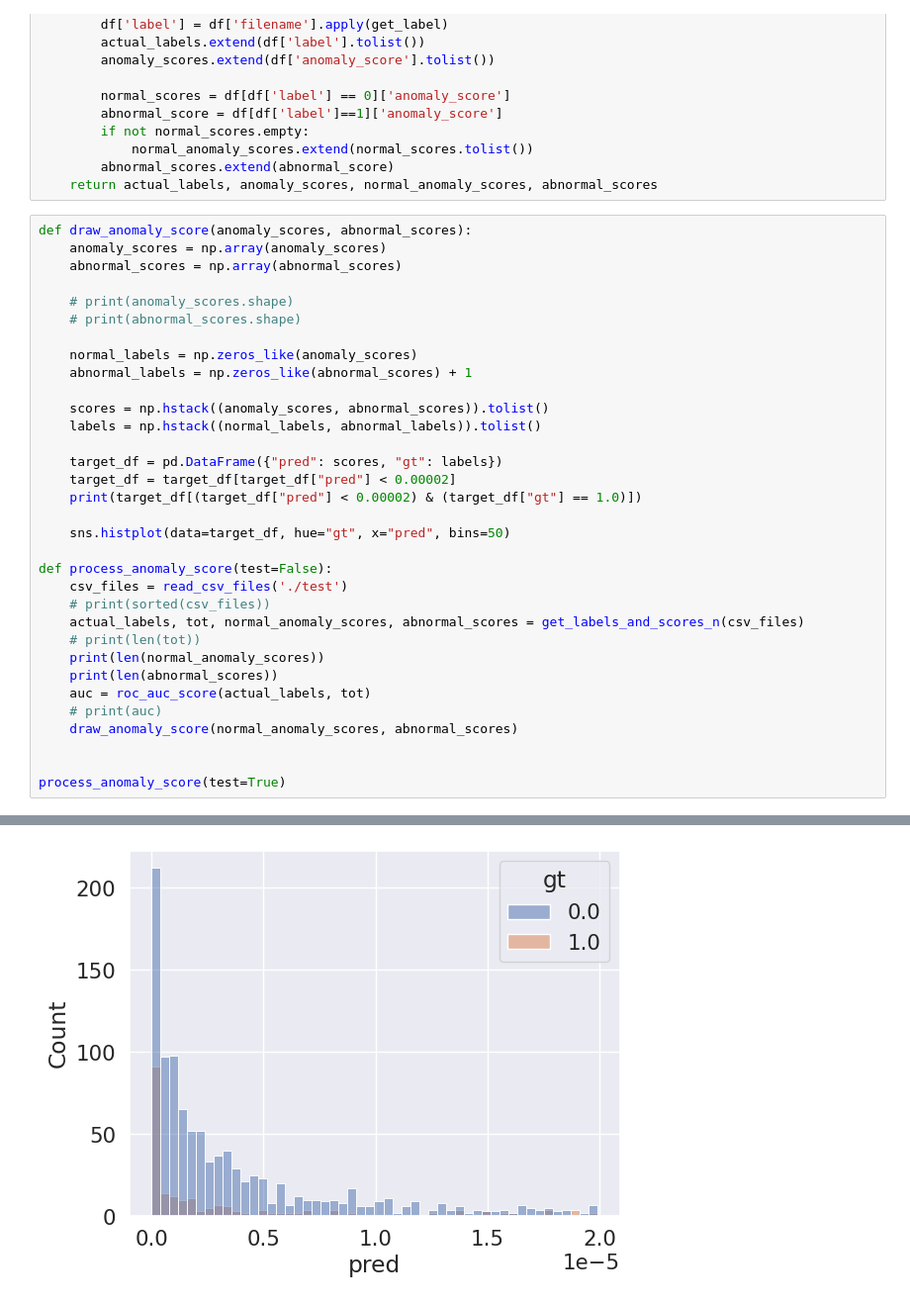
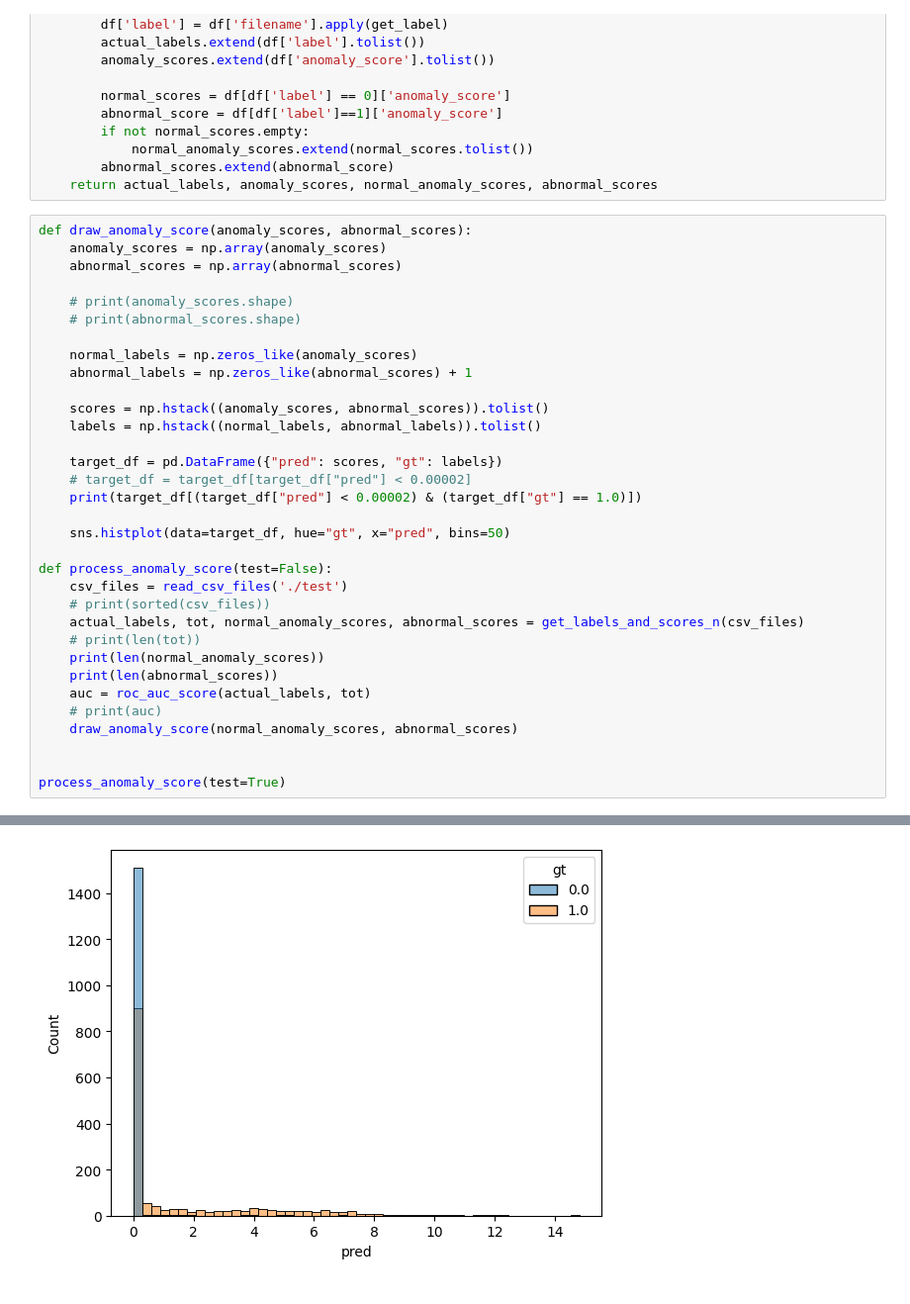
Before and after one commit to Kseorang1218/Deep-Learning-Study, a Jupyter notebook: MIMII/v3/result/6_dB_0903/vis.ipynb, the cells around one changed output, grey strips where cells are left out. Shown at 99% size. Drawn from its saved outputs; the diff is of its cells as text.

```diff
--- a/MIMII/v3/result/6_dB_0903/vis.ipynb
+++ b/MIMII/v3/result/6_dB_0903/vis.ipynb
@@ -64,7 +64,7 @@ def draw_anomaly_score(anomaly_scores, abnormal_scores):
     labels = np.hstack((normal_labels, abnormal_labels)).tolist()
 
     target_df = pd.DataFrame({"pred": scores, "gt": labels})
-    target_df = target_df[target_df["pred"] < 0.00002]
+    # target_df = target_df[target_df["pred"] < 0.00002]
     print(target_df[(target_df["pred"] < 0.00002) & (target_df["gt"] == 1.0)])
 
     sns.histplot(data=target_df, hue="gt", x="pred", bins=50)
@@ -100,3 +100,3 @@ process_anomaly_score(test=True)
 
 [220 rows x 2 columns]
-[figure, old version]
+[figure, new version]
```
Also changed, not shown: parts of 6 cells of this notebook, 6 other files.
